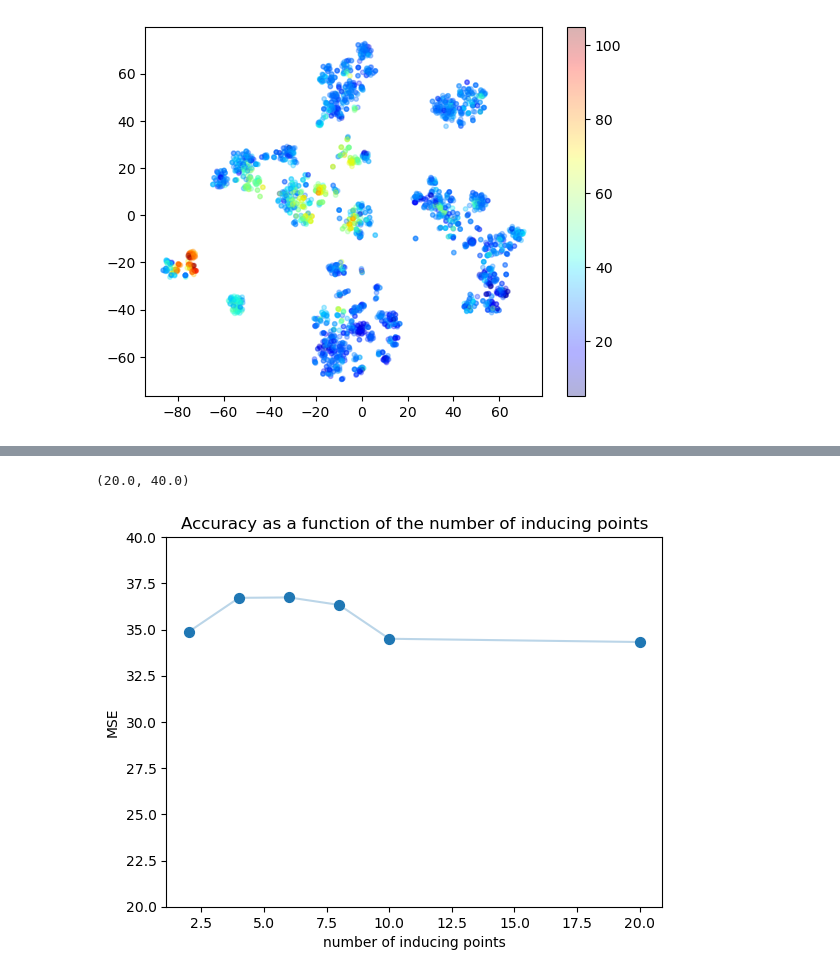
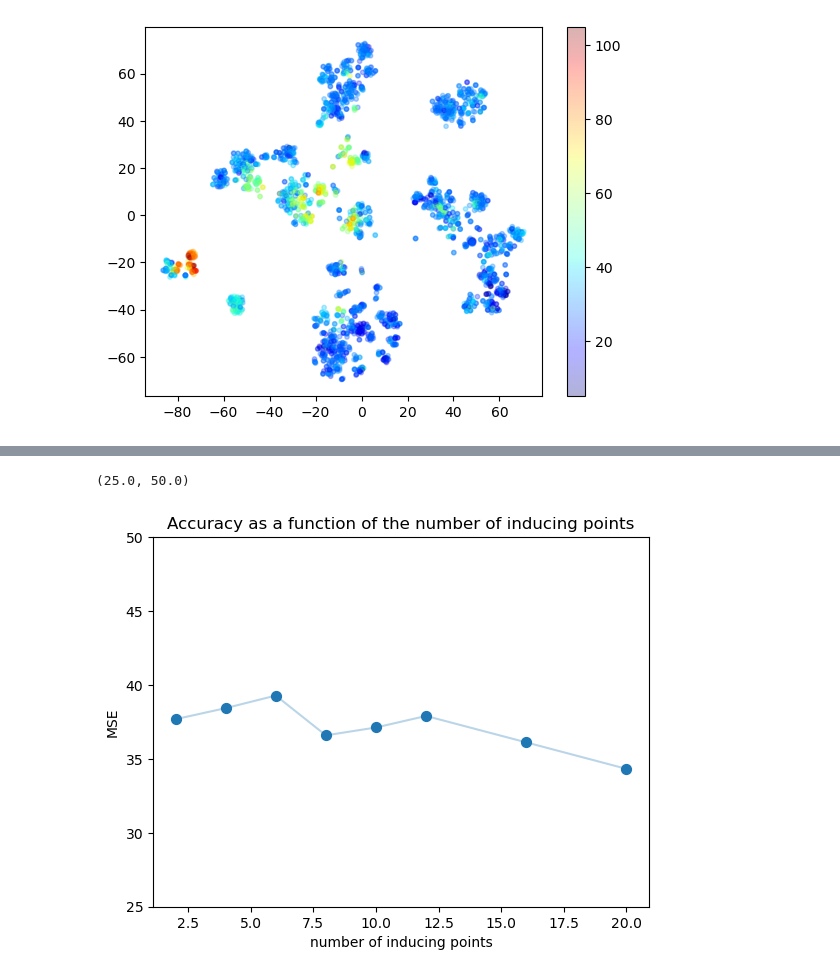
Before and after one commit to oist/gene-context, a Jupyter notebook: jupyter_notebooks/ogt_result_visualization.ipynb, the cells around one changed output, grey strips where cells are left out. Cells and saved outputs as stored; diff of their text form; code cells hidden in the pictures.

```diff
--- a/jupyter_notebooks/ogt_result_visualization.ipynb
+++ b/jupyter_notebooks/ogt_result_visualization.ipynb
@@ -135,7 +139,7 @@ plt.show()
 # %% [markdown]
 #### 3. Plot the model accuracy as the function of the number of inducing points
 # %%
-num_ind_arr = [2, 4, 6, 8, 10, 12, 14, 16, 18, 20]#[1, 2, 4, 6, 8, 10, 12, 14, 16, 18]
+num_ind_arr = [1, 2, 4, 6, 8, 10, 12]#, 6, 8, 10, 12, 14, 16, 18, 20]#[1, 2, 4, 6, 8, 10, 12, 14, 16, 18]
 r2_arr = []
 
 file_names_cv_arr = []
@@ -156,5 +160,5 @@ plt.plot(num_ind_arr, r2_arr, alpha = 0.3)
 plt.xlabel("number of inducing points")
 plt.ylabel("R²")
 plt.title("Accuracy as a function |of the number of inducing points")
-plt.ylim([0.3,0.8])
+plt.ylim([0.4,0.8])
 # %% [output]
@@ -239,34 +244,34 @@ plt.plot([0,100],[0,0], c = "black", label = "x=y", linestyle='--', linewidth=2.
 # %%
-num_ind_arr = [2, 4, 6, 8, 10, 20]#[1, 2, 4, 6, 8, 10, 12, 14, 16, 18]
+num_ind_arr = [2, 4, 6, 8, 10, 12, 16, 20]#[1, 2, 4, 6, 8, 10, 12, 14, 16, 18]
 mse_arr = []
 folds = range(5)
 directory = "../results/SetTransformer/ogt/continuous_predict"
 
 file_names_cv_arr = []
 for ind_point in num_ind_arr:
     file_names_cv = [f"prediction_probabilities_cross_valid_fold_{fold}_SetTransformer_indPoints_{ind_point}" for fold in folds]
   #  print(file_names_cv)
     y_actual_total = []
     y_predict_total = []
     for file in file_names_cv:
         #print(f"{directory}/{file}.csv")
         df = pd.read_csv(f"{directory}/{file}.csv",sep="\t")
        # print(df)
         y_actual = df["y_actual"].tolist()
         y_predict = df["prediction"].tolist()
 
         y_actual_total += y_actual
         y_predict_total += y_predict
     mse = np.mean((np.array(y_actual_total) - np.array(y_predict_total)) ** 2)
     mse_arr.append(mse)
 
 plt.figure()
 plt.scatter(num_ind_arr, mse_arr, s=50)
 plt.plot(num_ind_arr, mse_arr, alpha = 0.3)
 plt.xlabel("number of inducing points")
 plt.ylabel("MSE")
 plt.title("Accuracy as a function of the number of inducing points")
-plt.ylim([20,40])
+plt.ylim([25,50])
 # %% [output]
-(20.0, 40.0)
+(25.0, 50.0)
-[figure, old version]
+[figure, new version]
```
Also changed, not shown: parts of 6 cells of this notebook, 2 other files.
